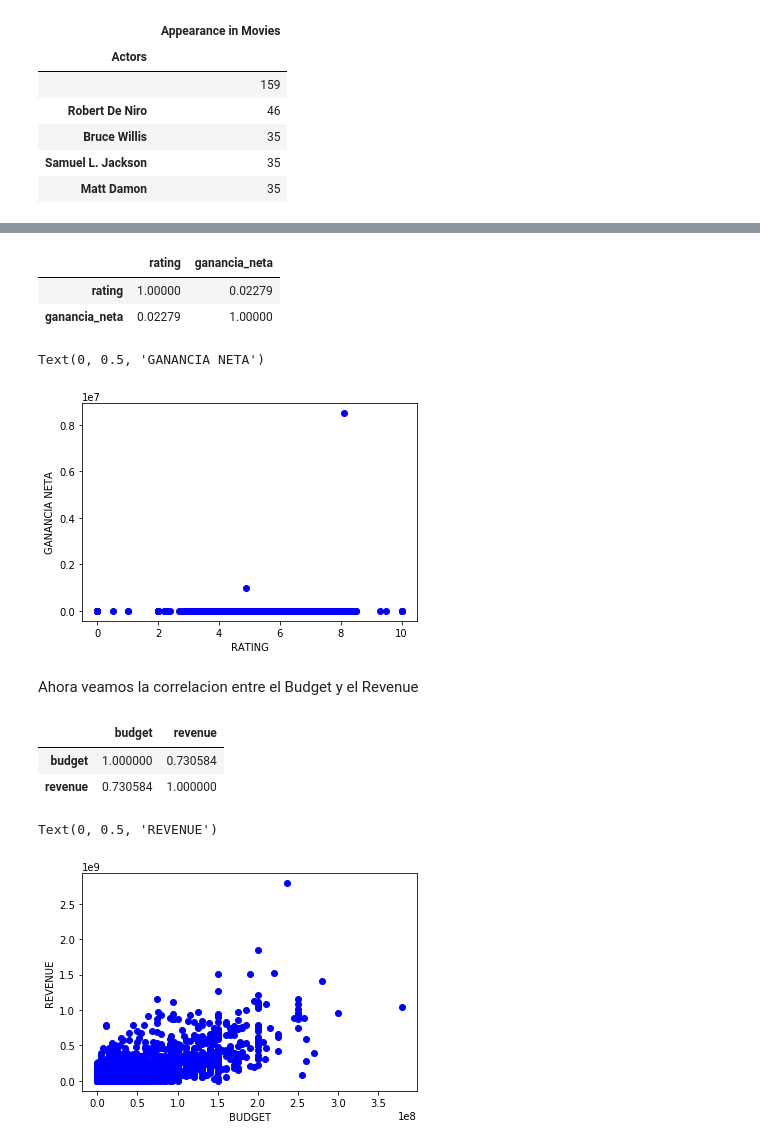
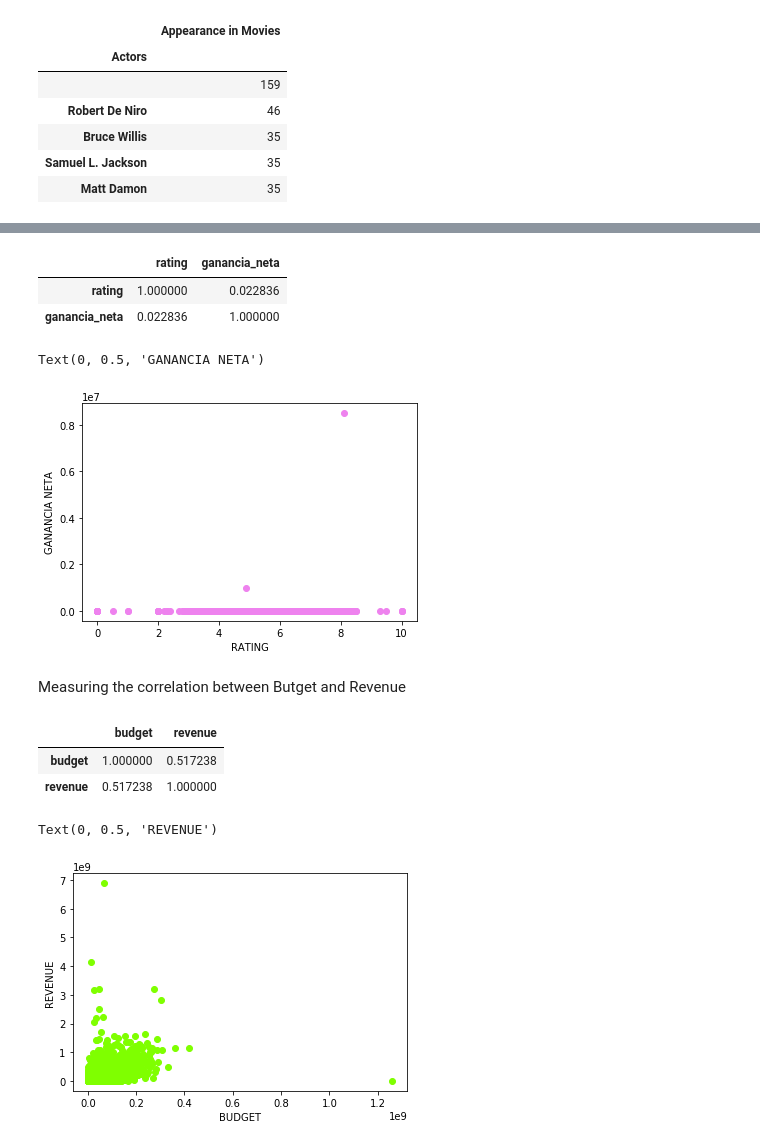
Before and after one commit to m-zurita/Project-1, a Jupyter notebook: Proyecto.ipynb, the cells around one changed output, grey strips where cells are left out. Saved outputs shown, nothing was run; the diff lists cells and outputs as text; code cells hidden in the pictures.

```diff
--- a/Proyecto.ipynb
+++ b/Proyecto.ipynb
@@ -4,7 +4,7 @@ import pandas as pd
 import matplotlib.pyplot as plt
 import json
 # %%
-Inflation = pd.read_csv(“./Resources/Inflation_Factors.csv”)
+Inflation = pd.read_csv('./Resources/Inflation_Factors.csv')
 Inflation_DF = pd.DataFrame(Inflation)
 # %%
 # Read the csv
@@ -321,9 +329,9 @@ cut_df3.head()
 # %%
 # Rename columns
-Renamed_Movies_df = cut_df.rename(columns = {'budget':'Budget',
+Renamed_Movies_df = cut_df3.rename(columns = {'New Budget':'Budget',
                                             'original_language':'Language',
                                             'release_date':'Release Date',
-                                            'revenue':'Revenue',
+                                            'New Revenue':'Revenue',
                                             'runtime':'Runtime',
                                             'title':'Title',
                                             'vote_average':'Rating',
@@ -516,34 +525,36 @@ correlacion1 = pd.DataFrame(correlacion1, columns = ['rating','ganancia_neta'])
 correlacion2 = {'budget': dfcalc['Budget'], 'revenue': dfcalc['Revenue']}
 correlacion2= pd.DataFrame(correlacion2, columns = ['budget','revenue'])
 # %%
-#Obtenemos la correlación de Pearson
+#Pearson correlation coefficent
 correlacion1.corr(method = 'pearson')
 # %% [output]
 |  | rating | ganancia_neta |
-| rating | 1.00000 | 0.02279 |
-| ganancia_neta | 0.02279 | 1.00000 |
+| rating | 1.000000 | 0.022836 |
+| ganancia_neta | 0.022836 | 1.000000 |
 # %%
-plt.plot(rating,ganancia_neta, "bo")
+#Visualizing the correlation
+plt.plot(rating,ganancia_neta, "bo", color = 'violet')
 plt.xlabel('RATING')
 plt.ylabel('GANANCIA NETA')
 #Observamos que los datos no se comportan de manera aleatoria, es decir,
 #las variables están relacionadas aunque no de forma lineal, que es lo que mide la correlacion de Pearson
 # %% [output]
 Text(0, 0.5, 'GANANCIA NETA')
-[figure, old version]
+[figure, new version]
-# %% [markdown]
-Ahora veamos la correlacion entre el Budget y el Revenue
+# %% [markdown]
+Measuring the correlation between Butget and Revenue
 # %%
 correlacion2.corr(method = 'pearson')
 # %% [output]
 |  | budget | revenue |
-| budget | 1.000000 | 0.730584 |
-| revenue | 0.730584 | 1.000000 |
+| budget | 1.000000 | 0.517238 |
+| revenue | 0.517238 | 1.000000 |
 # %%
-plt.plot(dfcalc['Budget'],dfcalc['Revenue'], "bo")
+#Visualizing correlation between Revenue and Budget
+plt.plot(dfcalc['Budget'],dfcalc['Revenue'], "bo",color='chartreuse')
 plt.xlabel('BUDGET')
 plt.ylabel('REVENUE')
 # %% [output]
 Text(0, 0.5, 'REVENUE')
-[figure, old version]
+[figure, new version]
 # %%
```
Also changed, not shown: parts of 24 cells of this notebook.
